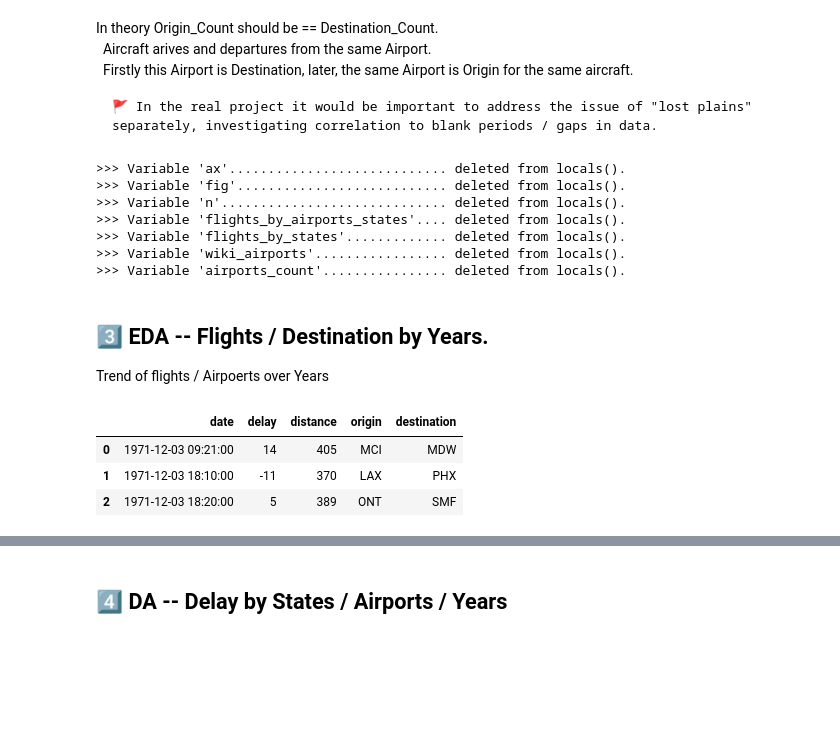
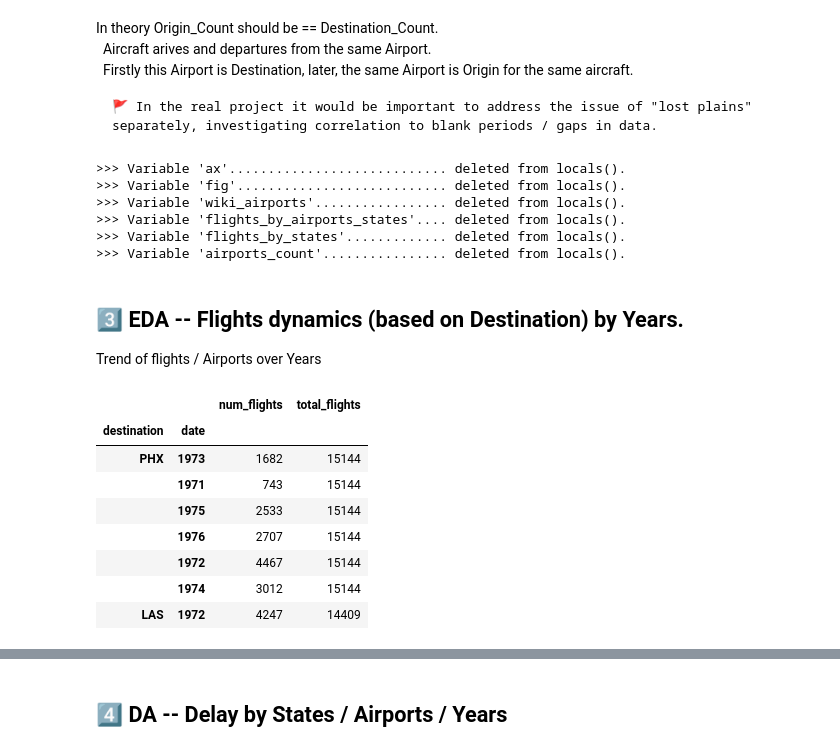
Before and after one commit to serg-razum-off/Altair, a Jupyter notebook: [PD] practice on V_Filghts.ipynb, the cells around one changed output, grey strips where cells are left out. Saved outputs shown, nothing was run; the diff lists cells and outputs as text; code cells hidden in the pictures; blank space fills up the shorter version.

```diff
--- a/[PD] practice on V_Filghts.ipynb
+++ b/[PD] practice on V_Filghts.ipynb
@@ -405,23 +396,46 @@ In theory Origin_Count should be == Destination_Count. <br>
 
     🚩 In the real project it would be important to address the issue of "lost plains" separately, investigating correlation to blank periods / gaps in data.
 # %%
-delete_variables('ax, fig, n, flights_by_airports_states, flights_by_states, wiki_airports, airports_count'.replace(" ","").split(","))
+delete_variables('ax, fig, wiki_airports, flights_by_airports_states, flights_by_states, airports_count'.replace(" ","").split(","))
 # %% [output]
 >>> Variable 'ax'............................ deleted from locals().
 >>> Variable 'fig'........................... deleted from locals().
->>> Variable 'n'............................. deleted from locals().
+>>> Variable 'wiki_airports'................. deleted from locals().
 >>> Variable 'flights_by_airports_states'.... deleted from locals().
 >>> Variable 'flights_by_states'............. deleted from locals().
->>> Variable 'wiki_airports'................. deleted from locals().
 >>> Variable 'airports_count'................ deleted from locals().
 # %% [markdown]
-## 3️⃣ EDA -- Flights / Destination by Years.
-Trend of flights / Airpoerts over Years
+## 3️⃣ EDA -- Flights dynamics (based on Destination) by Years.
+Trend of flights / Airports over Years
-# %%
-# group df_flights by Years
-df_flights[:3]
-# %% [output]
-|  | date | delay | distance | origin | destination |
-| 0 | 1971-12-03 09:21:00 | 14 | 405 | MCI | MDW |
-| 1 | 1971-12-03 18:10:00 | -11 | 370 | LAX | PHX |
-| 2 | 1971-12-03 18:20:00 | 5 | 389 | ONT | SMF |
+# %%
+df_flights_by_airport_year = (
+
+    df_flights
+        .groupby([df_flights['destination'], df_flights['date'].dt.year], as_index=False)
+        .size()
+
+            # calc num of flights by destination and year + total flights by destination
+            .set_index('destination')
+            .rename(columns={'size': 'num_flights'})
+            .assign(total_flights=
+                df_flights.groupby(df_flights['destination']).size()
+                        )
+
+            # adding multiindex to df
+            .reset_index()
+            .set_index(['destination', 'date'])
+            .sort_values('total_flights', ascending=False)
+            # .sort_index()
+)
+
+df_flights_by_airport_year[:7]
+# %% [output]
+|  |  | num_flights | total_flights |
+| destination | date |  |  |
+| PHX | 1973 | 1682 | 15144 |
+|  | 1971 | 743 | 15144 |
+|  | 1975 | 2533 | 15144 |
+|  | 1976 | 2707 | 15144 |
+|  | 1972 | 4467 | 15144 |
+|  | 1974 | 3012 | 15144 |
+| LAS | 1972 | 4247 | 14409 |
```
Also changed, not shown: parts of 10 cells of this notebook, 2 other files.
